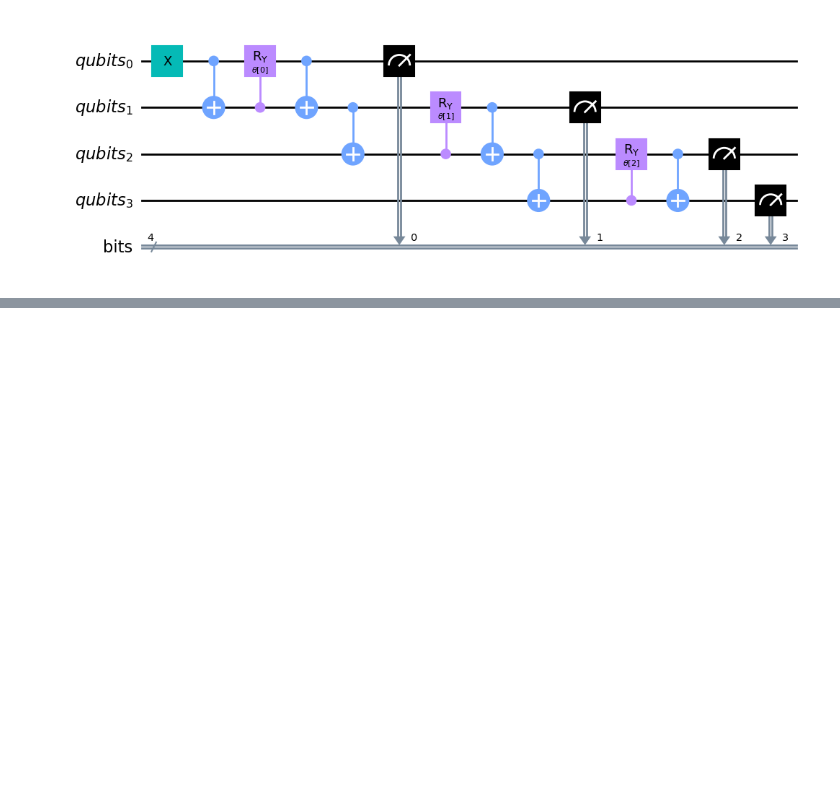
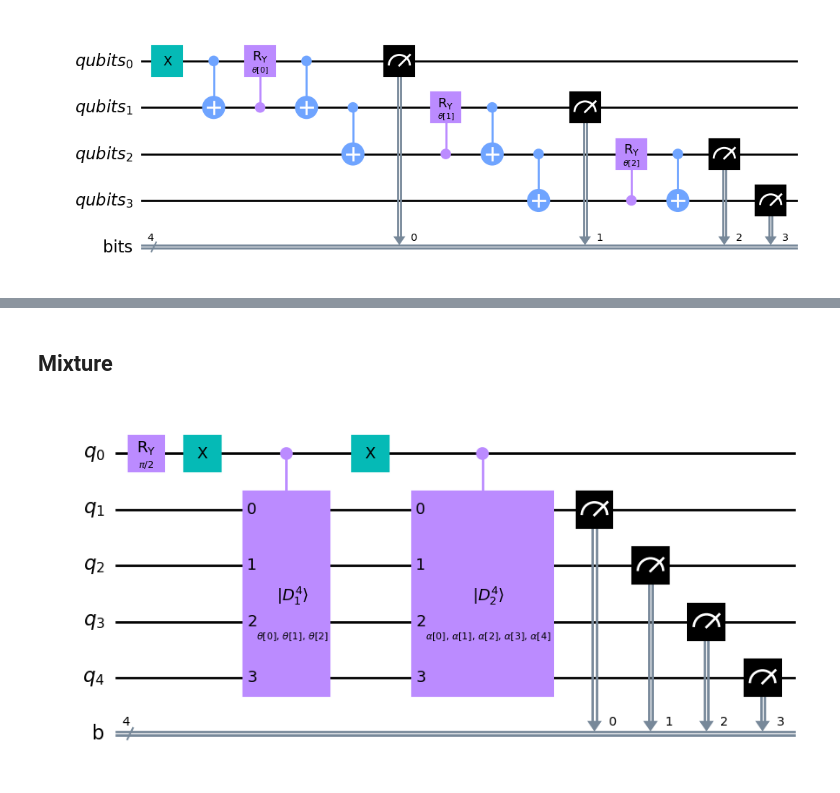
Before and after one commit to jvscursulim/quantum-optimization-dicke-states, a Jupyter notebook: src/notebooks/dicke_state.ipynb, the cells around one changed output, grey strips where cells are left out. Cells and saved outputs as stored; diff of their text form; code cells hidden in the pictures; blank space fills up the shorter version.

```diff
--- a/src/notebooks/dicke_state.ipynb
+++ b/src/notebooks/dicke_state.ipynb
@@ -30,0 +37,24 @@ plot_histogram(data=counts)
+# %% [markdown]
+## Mixture
+# %%
+qubits = QuantumRegister(size=5, name="q")
+bits = ClassicalRegister(size=n, name="b")
+
+qc = QuantumCircuit(qubits, bits)
+qc.ry(theta=np.pi/2, qubit=qubits[0])
+
+params_names = {1: "theta", 2: "alpha"}
+
+for k in range(1,3):
+    dicke = DickeStateAnsatz().generate_quantum_circuit(n=n, k=k, measurement=False, param_name=params_names[k])
+    if k == 1:
+        qc.x(qubit=qubits[0])
+    dicke_gate = dicke.to_gate(label=rf"$\vert D^{n}_{k} \rangle$").control(1)
+    qc.append(dicke_gate, qargs=range(qubits.size))
+    if k == 1:
+        qc.x(qubit=qubits[0])
+
+qc.measure(qubit=qubits[1:], cbit=bits)
+qc.draw(output="mpl", style="clifford")
+# %% [output]
+[figure, added]
```
Also changed, not shown: parts of 8 cells of this notebook, 32 other files.
